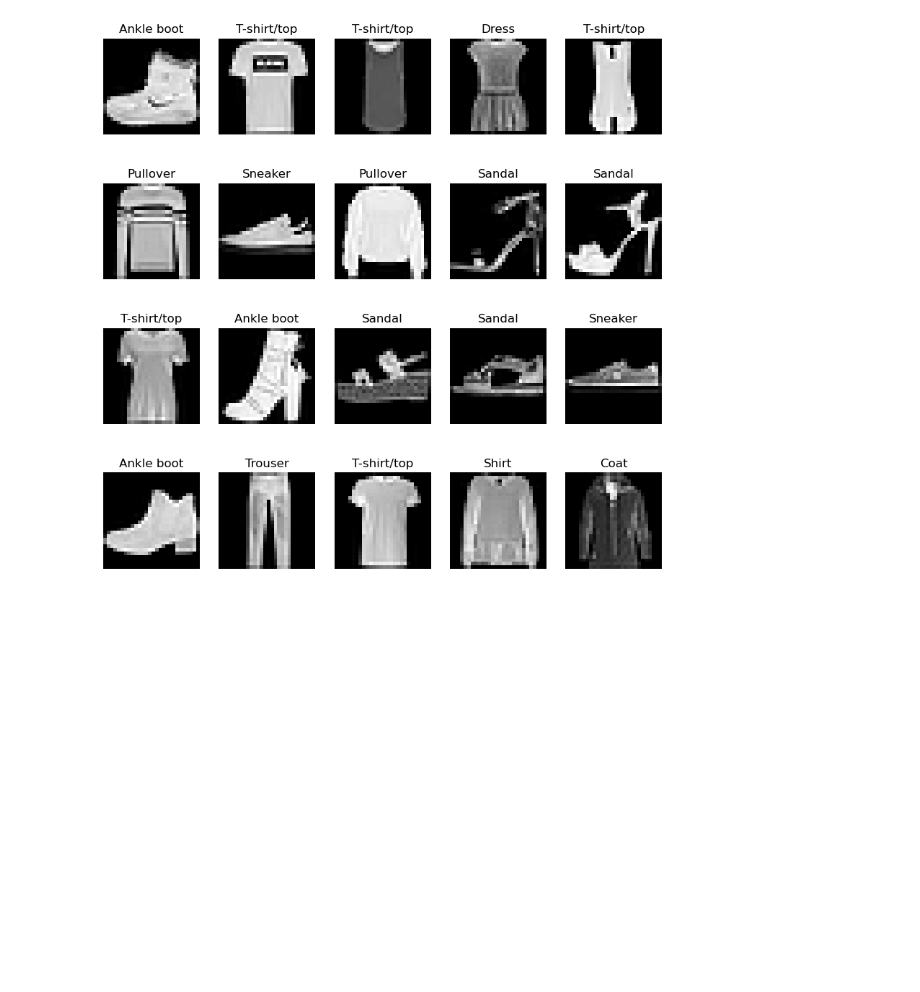
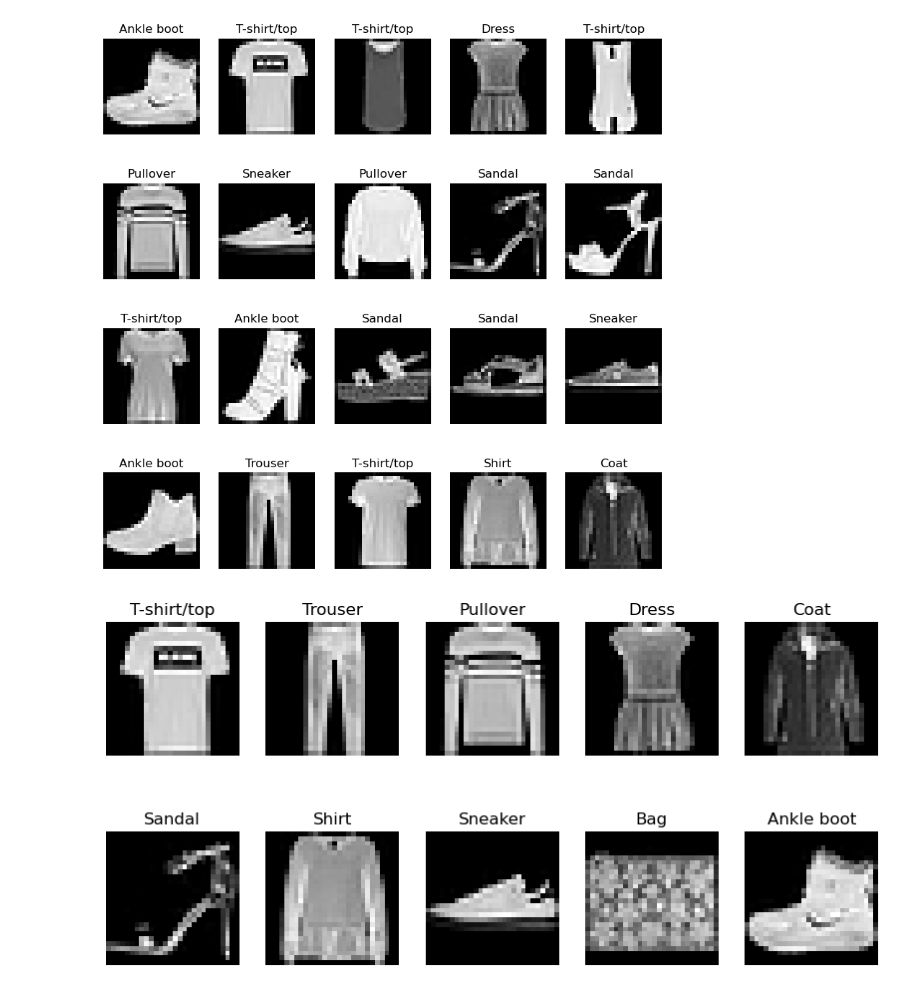
Before and after one commit to tommasomartinelli/Fashion_Classification, a Jupyter notebook: notebooks/Fashion_MNIST_Dataset_Exploration.ipynb, the cells around one changed output. Saved outputs shown, nothing was run; the diff lists cells and outputs as text; code cells hidden in the pictures; blank space fills up the shorter version.

```diff
--- a/notebooks/Fashion_MNIST_Dataset_Exploration.ipynb
+++ b/notebooks/Fashion_MNIST_Dataset_Exploration.ipynb
@@ -94,3 +94,15 @@ class_names = train_data.classes
 show_images_with_labels(train_data.data, train_data.targets, class_names, 4, 5)
 # %% [output]
 [figure]
+# %%
+# Display images from each class
+nrows, ncols = 2, 5
+fig, axes = plt.subplots(nrows, ncols, figsize=(10, 5))
+for i, ax in enumerate(axes.flat):
+    images = train_data.data[train_data.targets == i]
+    ax.imshow(images[0], cmap='gray')
+    ax.axis('off')
+    ax.set_title(train_data.classes[i])
+plt.show()
+# %% [output]
+[figure, added]
```
Also changed, not shown: 14 other files.
